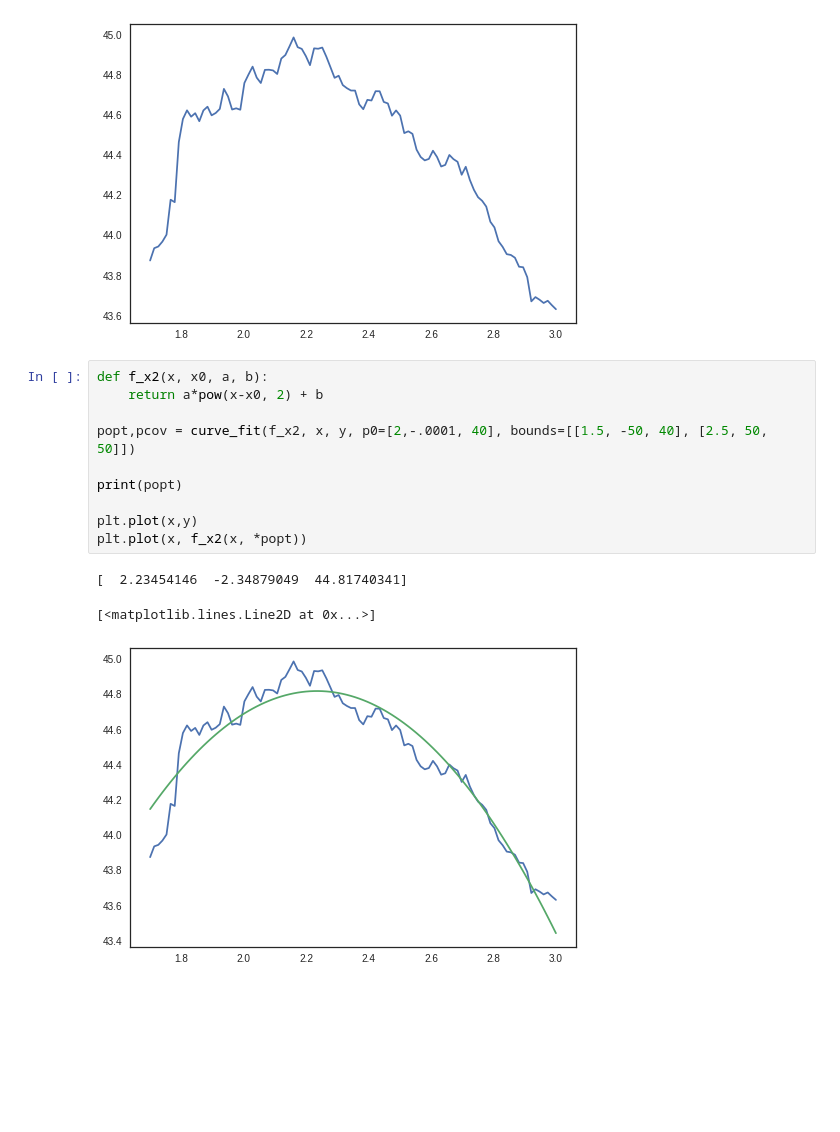
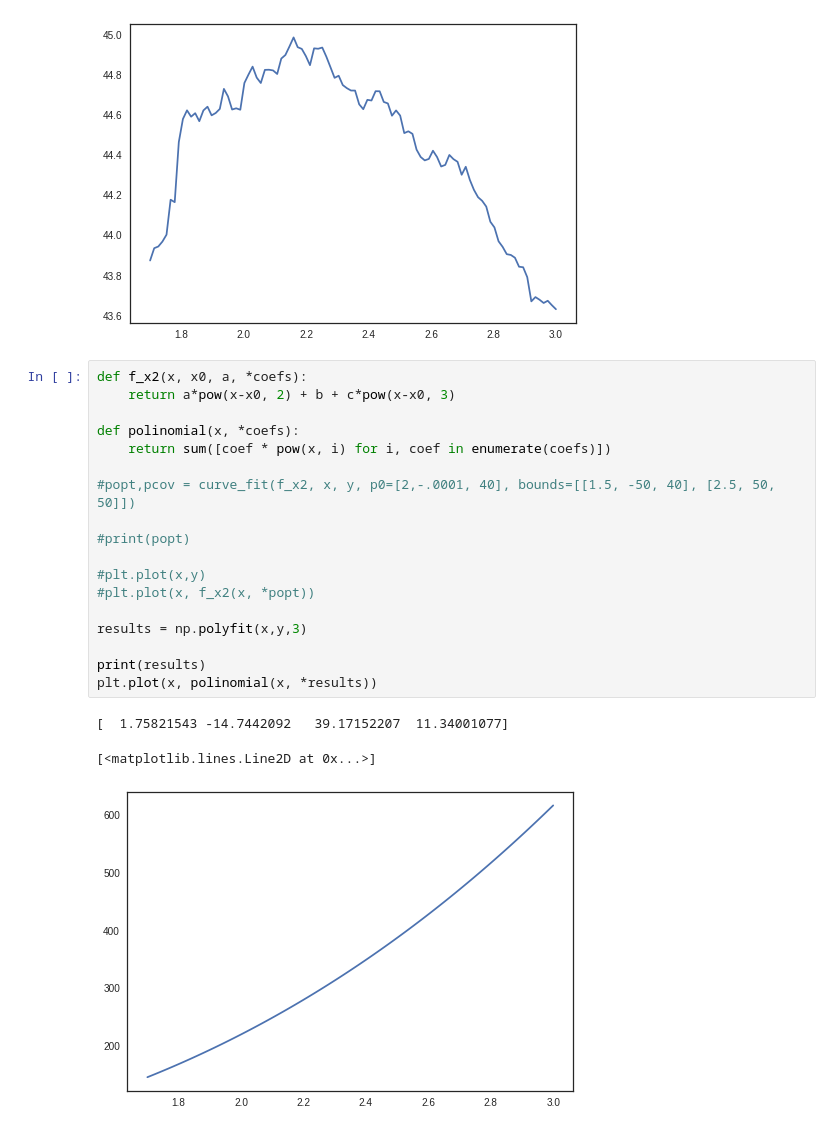
Before and after one commit to antcap96/estagio, a Jupyter notebook: Untitled.ipynb, the cells around one changed output. Saved outputs shown, nothing was run; the diff lists cells and outputs as text; blank space fills up the shorter version.

```diff
--- a/Untitled.ipynb
+++ b/Untitled.ipynb
@@ -563,16 +563,24 @@ plt.plot(x,y)
 [<matplotlib.lines.Line2D at 0x...>]
 [figure]
 # %%
-def f_x2(x, x0, a, b):
-    return a*pow(x-x0, 2) + b
+def f_x2(x, x0, a, *coefs):
+    return a*pow(x-x0, 2) + b + c*pow(x-x0, 3)
 
-popt,pcov = curve_fit(f_x2, x, y, p0=[2,-.0001, 40], bounds=[[1.5, -50, 40], [2.5, 50, 50]])
+def polinomial(x, *coefs):
+    return sum([coef * pow(x, i) for i, coef in enumerate(coefs)])
 
-print(popt)
+#popt,pcov = curve_fit(f_x2, x, y, p0=[2,-.0001, 40], bounds=[[1.5, -50, 40], [2.5, 50, 50]])
 
-plt.plot(x,y)
-plt.plot(x, f_x2(x, *popt))
+#print(popt)
+
+#plt.plot(x,y)
+#plt.plot(x, f_x2(x, *popt))
+
+results = np.polyfit(x,y,3)
+
+print(results)
+plt.plot(x, polinomial(x, *results))
 # %% [output]
-[  2.23454146  -2.34879049  44.81740341]
+[  1.75821543 -14.7442092   39.17152207  11.34001077]
 [<matplotlib.lines.Line2D at 0x...>]
-[figure, old version]
+[figure, new version]
```
